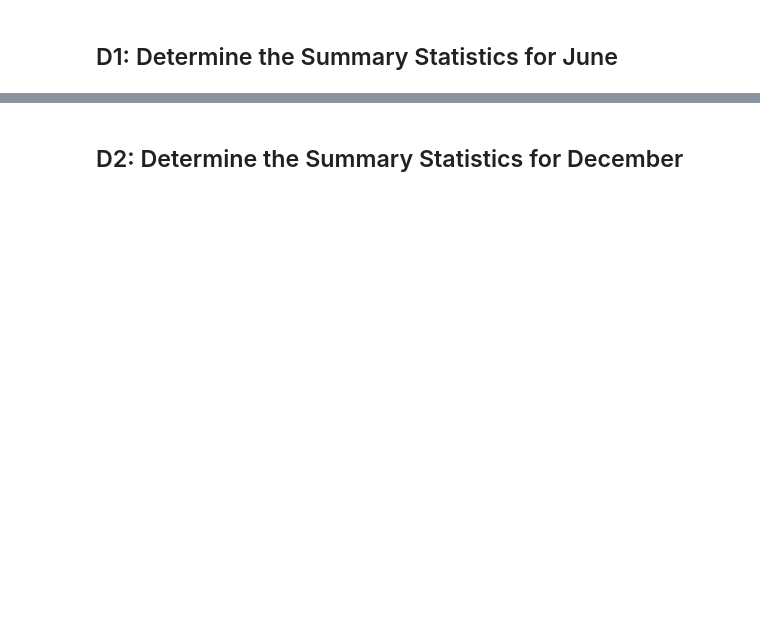
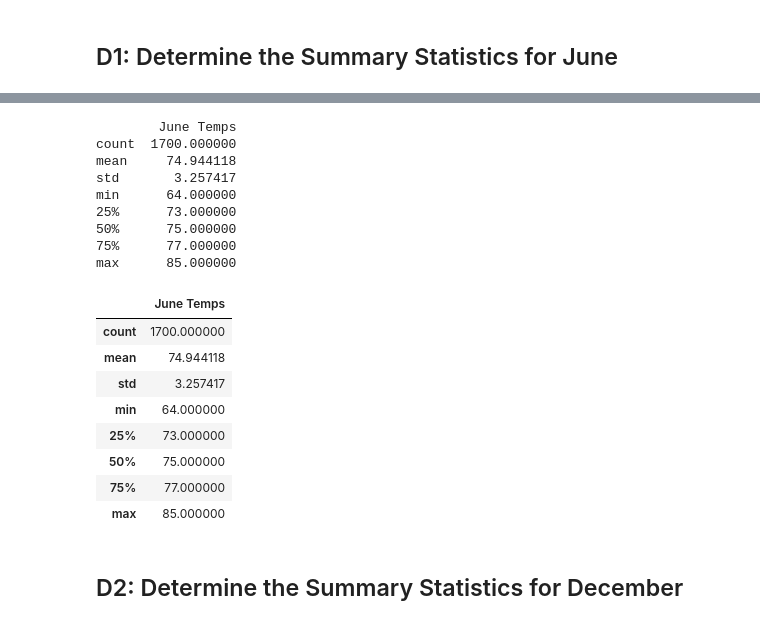
Before and after one commit to carlysandler/surf-s_up, a Jupyter notebook: SurfsUp_Challenge.ipynb, the cells around one changed output, grey strips where cells are left out. Drawn from its saved outputs; the diff is of its cells as text; code cells hidden in the pictures; blank space fills up the shorter version.

```diff
--- a/SurfsUp_Challenge.ipynb
+++ b/SurfsUp_Challenge.ipynb
@@ -36,0 +73,5 @@ june_temps = session.query(Measurement.date, Measurement.tobs).\
+# %%
+# Sort the DataFrame - descending temperatures for month of June
+june_df = june_df.sort_index()
+# Print the Dataframe without the index
+print(june_df.to_string(index=False))
@@ -37,5 +96,27 @@ june_temps = session.query(Measurement.date, Measurement.tobs).\
 # %%
 # 5. Calculate and print out the summary statistics for the June temperature DataFrame.
+print(june_df.describe().to_string(index=True))
+# DataFrame format
+june_df.describe()
+# %% [output]
+        June Temps
+count  1700.000000
+mean     74.944118
+std       3.257417
+min      64.000000
+25%      73.000000
+50%      75.000000
+75%      77.000000
+max      85.000000
+|  | June Temps |
+| count | 1700.000000 |
+| mean | 74.944118 |
+| std | 3.257417 |
+| min | 64.000000 |
+| 25% | 73.000000 |
+| 50% | 75.000000 |
+| 75% | 77.000000 |
+| max | 85.000000 |
 # %% [markdown]
 ## D2: Determine the Summary Statistics for December
 # %%
```
Also changed, not shown: parts of 6 cells of this notebook.
